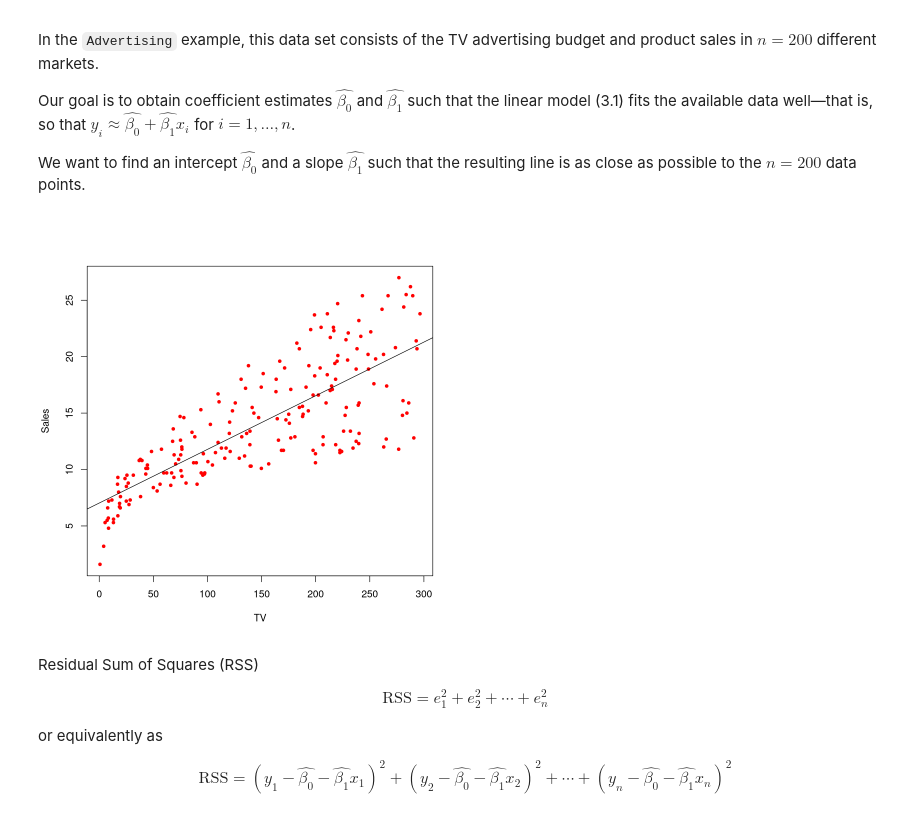
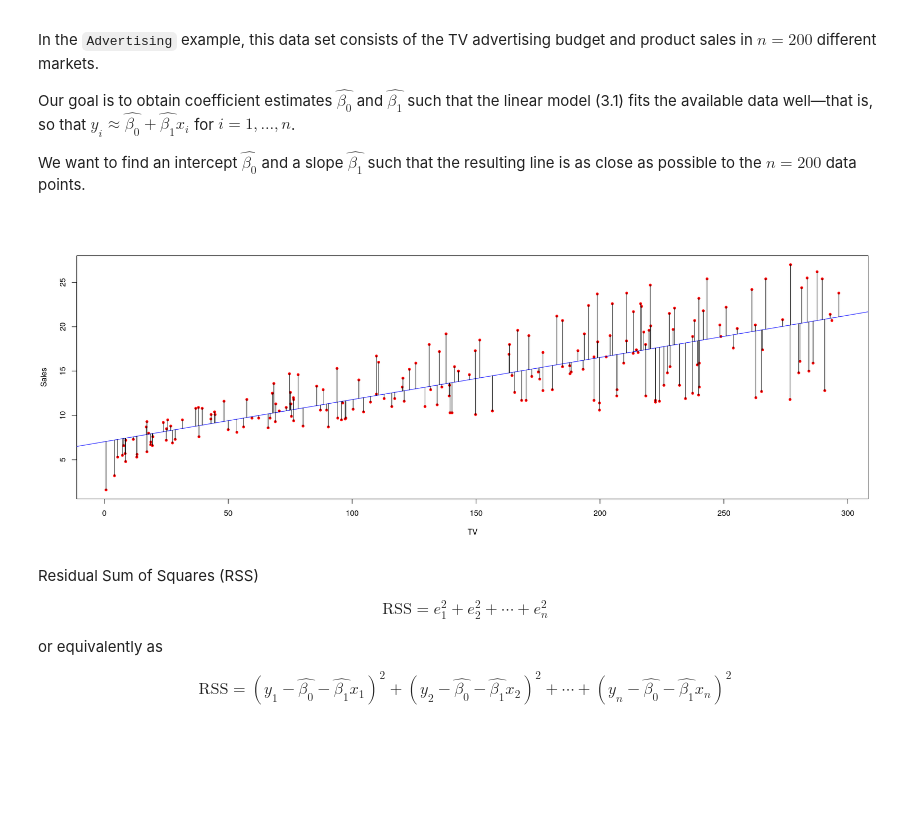
Before and after one commit to jbennett7/StatisticalLearning, a Jupyter notebook: 03 Linear Regression/01 Definitons.ipynb, the cells around one changed output. Drawn from its saved outputs; the diff is of its cells as text; code cells hidden in the pictures; blank space fills up the shorter version.

Commit message:
Chapter 3 adds residual function to chapter 3.

```diff
--- a/03 Linear Regression/01 Definitons.ipynb
+++ b/03 Linear Regression/01 Definitons.ipynb
@@ -56,11 +57,19 @@ Our goal is to obtain coefficient estimates $\hat{\beta_0}$ and $\hat{\beta_1}$
 
 We want to find an intercept $\hat{\beta_0}$ and a slope $\hat{\beta_1}$ such that the resulting line is as close as  possible to the $n=200$ data points.
 # %%
+plot.residuals <- function(x, fit, col="red") {
+    for(idx in 1:length(fit$fit)){
+        lines(c(x[idx],x[idx]),c(fit$fit[idx],fit$fit[idx]+fit$residual[idx]),col=col)
+    }
+}
 lm.fit.TV <- lm(sales ~ TV, data=Advertising)
+options(repr.plot.width=18, repr.plot.height=7)
 plot(Advertising$TV, Advertising$sales, col="red", pch=20, xlab="TV", ylab="Sales")
-abline(lm.fit.TV)
+abline(lm.fit.TV, col="blue")
+plot.residuals(Advertising$TV, lm.fit.TV, col="black")
+options(repr.plot.width=7, repr.plot.height=7)
 # %% [output]
-[figure, old version]
+[figure, new version]
 # %% [markdown]
 Residual Sum of Squares (RSS)
 \begin{align}
```
Also changed, not shown: parts of 14 cells of this notebook.
